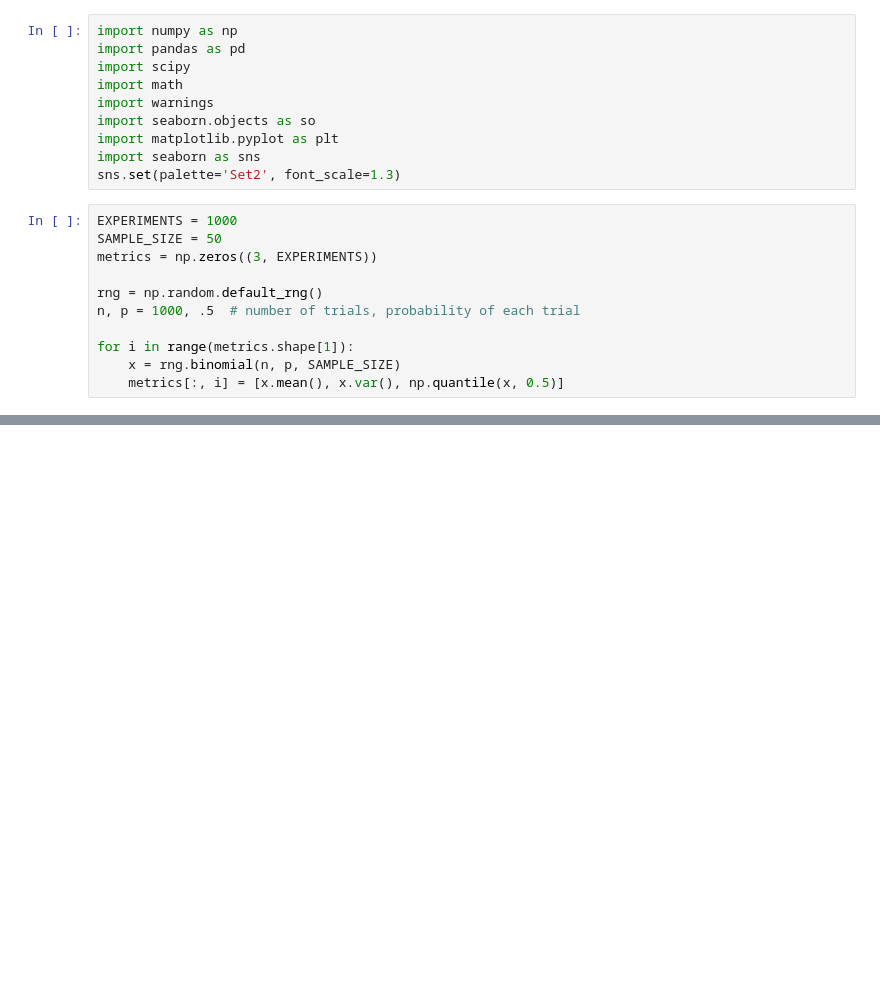
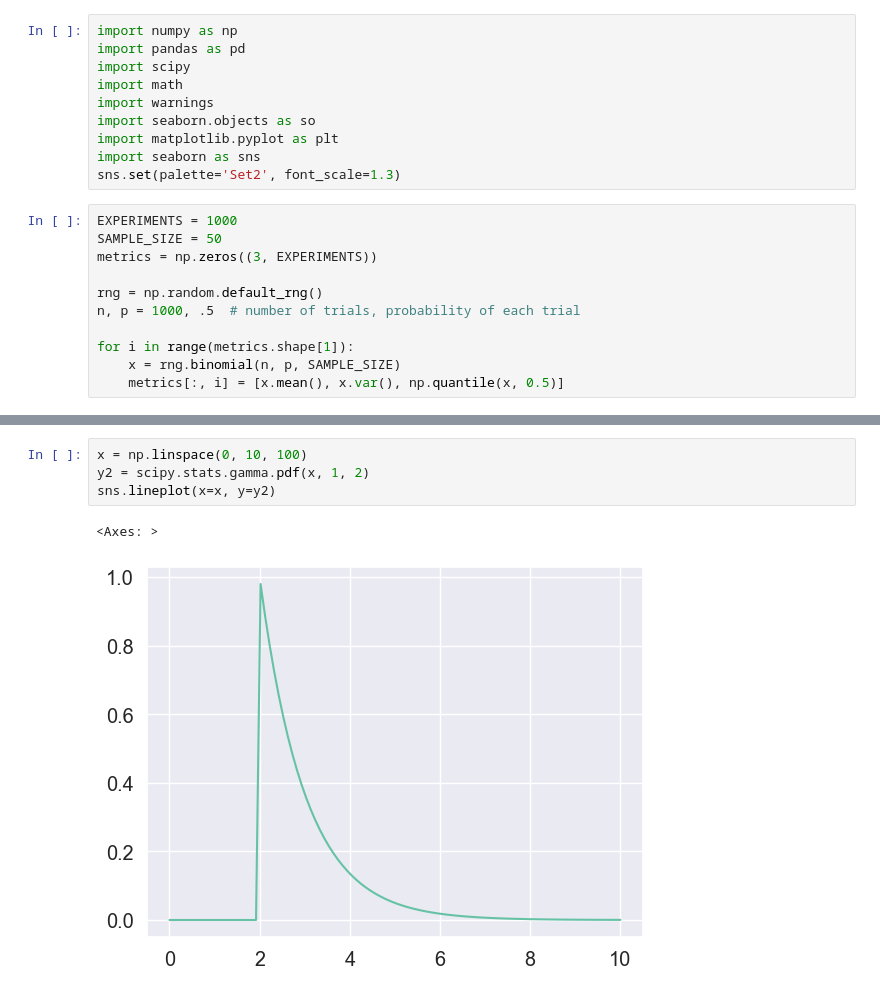
Before and after one commit to prawwtocol/lab1, a Jupyter notebook: task1.ipynb, the cells around one changed output, grey strips where cells are left out. Cells and saved outputs as stored; diff of their text form; blank space fills up the shorter version.

```diff
--- a/task1.ipynb
+++ b/task1.ipynb
@@ -49,0 +98,7 @@ array([1.52723588, 0.92490847, 2.50580855, 0.36925004, 1.37207885,
+# %%
+x = np.linspace(0, 10, 100)
+y2 = scipy.stats.gamma.pdf(x, 1, 2)
+sns.lineplot(x=x, y=y2)
+# %% [output]
+<Axes: >
+[figure, added]
```
Also changed, not shown: parts of 12 cells of this notebook, 1 other file.
